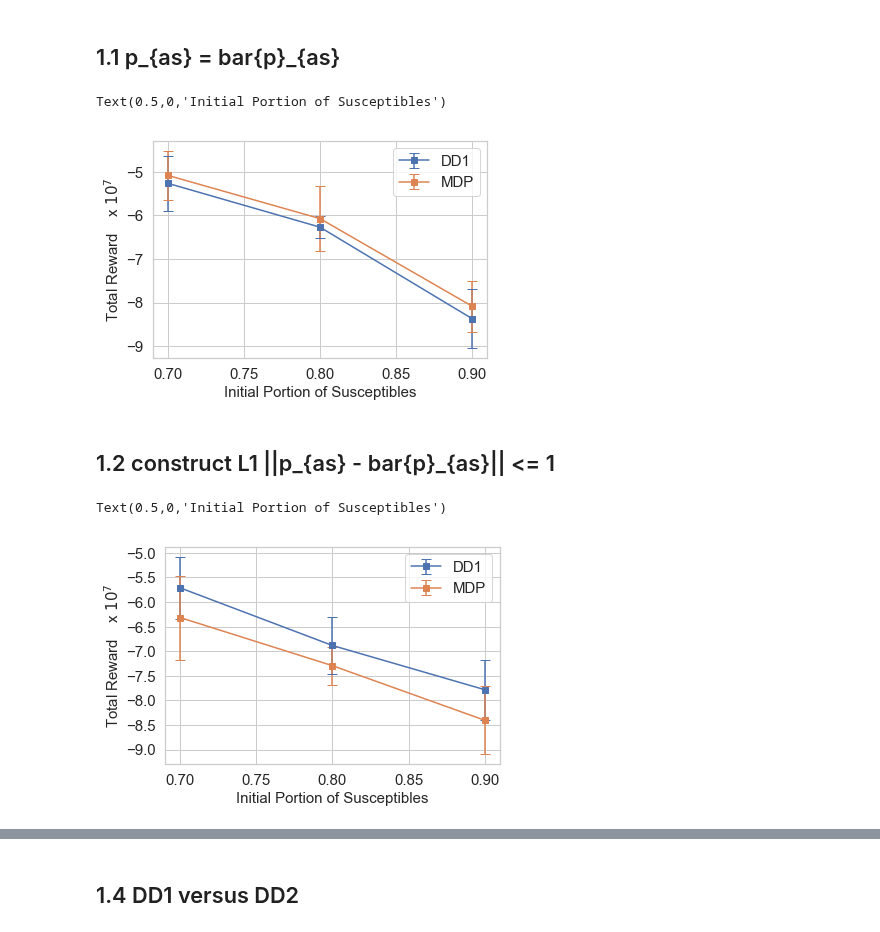
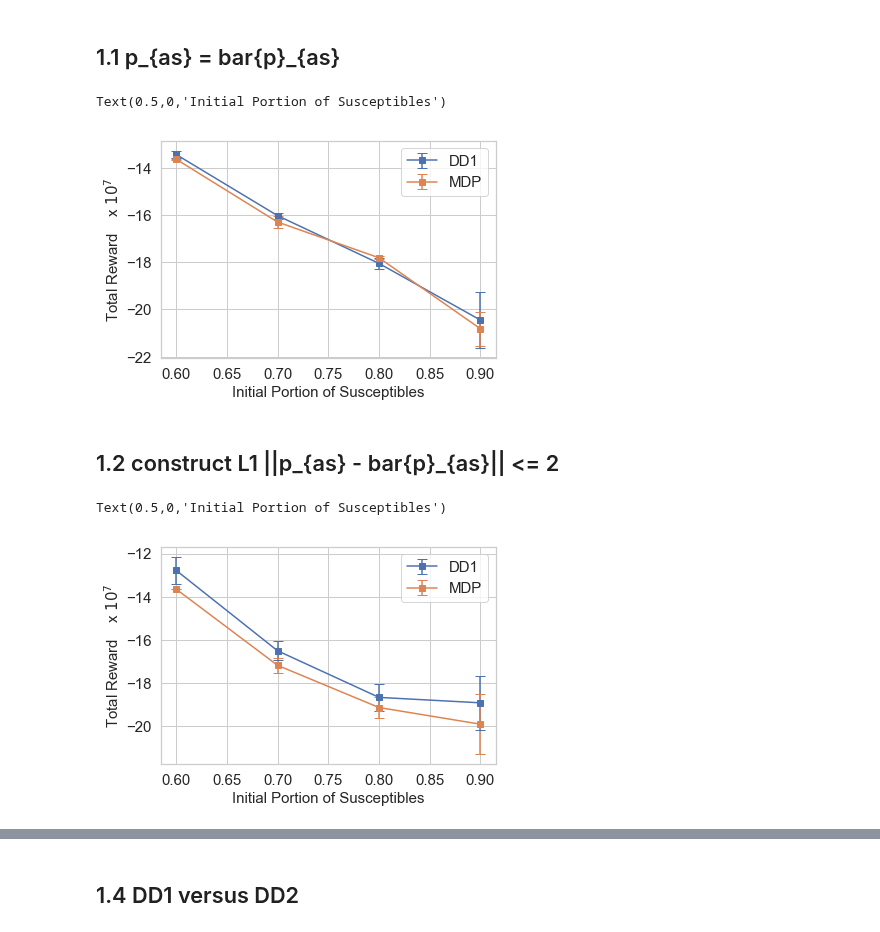
Before and after one commit to kadysongbb/drmdp, a Jupyter notebook: plot.ipynb, the cells around one changed output, grey strips where cells are left out. Drawn from its saved outputs; the diff is of its cells as text; code cells hidden in the pictures.

```diff
--- a/plot.ipynb
+++ b/plot.ipynb
@@ -16,57 +16,57 @@ import seaborn as sns
 sns.set()
 sns.set_style("whitegrid")
 
-drmdpdd1_avg_reward = [-5.2624, -6.2684, -8.3689]
-drmdpdd1_std = [0.6310, 0.2593, 0.6833]
-mdp_avg_reward = [-5.0801, -6.0721, -8.0832]
-mdp_std = [0.5648, 0.7500, 0.5880]
+drmdpdd1_avg_reward = [-13.4394178, -16.0286067, -18.0519856, -20.4489148]
+drmdpdd1_std = [0.1576426, 0.1216428, 0.2184254, 1.1991419]
+mdp_avg_reward = [-13.6385117, -16.2992810, -17.8130261, -20.8187343]
+mdp_std = [0.0237057, 0.2715267, 0.0570200, 0.7282281]
 
-x = [0.7, 0.8, 0.9]
+x = [0.6, 0.7, 0.8, 0.9]
 
 plt.figure()
 plt.errorbar(x, drmdpdd1_avg_reward, drmdpdd1_std, label = 'DD1', marker='s', capsize = 5, color = blue)
 plt.errorbar(x, mdp_avg_reward, mdp_std, label = 'MDP', marker='s', capsize = 5, color = orange)
 
 plt.legend(fontsize = 15)
-plt.xticks([0.7, 0.75, 0.8, 0.85, 0.9])
+plt.xticks([0.6, 0.65, 0.7, 0.75, 0.8, 0.85, 0.9])
 plt.xticks(fontsize= 15)
 plt.yticks(fontsize= 15)
 plt.ylabel('Total Reward    x $10^7$', fontsize = 15)
 plt.xlabel('Initial Portion of Susceptibles', fontsize = 15)
 # %% [output]
 Text(0.5,0,'Initial Portion of Susceptibles')
-[figure, old version]
+[figure, new version]
 # %% [markdown]
-## 1.2 construct L1 ||p_{as} - bar{p}_{as}|| <= 1
+## 1.2 construct L1 ||p_{as} - bar{p}_{as}|| <= 2
 # %%
 from scipy.interpolate import interp1d
 import numpy as np
 import matplotlib.pyplot as plt
 import seaborn as sns
 
 sns.set()
 sns.set_style("whitegrid")
 
-drmdpdd1_avg_reward = [-5.7115, -6.8827, -7.7807]
-drmdpdd1_std = [0.6334, 0.5825, 0.6120]
-mdp_avg_reward = [-6.3160, -7.2927, -8.4022]
-mdp_std = [0.8524, 0.3857, 0.6953]
+drmdpdd1_avg_reward = [-12.7783664, -16.5023790, -18.6594920, -18.9111193]
+drmdpdd1_std = [0.6295830, 0.4346718, 0.6161894, 1.2401289]
+mdp_avg_reward = [-13.6463480, -17.1767965, -19.1291744, -19.9009638]
+mdp_std = [0.0185215, 0.3509084, 0.4676064, 1.3985478]
 
-x = [0.7, 0.8, 0.9]
+x = [0.6, 0.7, 0.8, 0.9]
 
 plt.figure()
 plt.errorbar(x, drmdpdd1_avg_reward, drmdpdd1_std, label = 'DD1', marker='s', capsize = 5, color = blue)
 plt.errorbar(x, mdp_avg_reward, mdp_std, label = 'MDP', marker='s', capsize = 5, color = orange)
 
 plt.legend(fontsize = 15)
-plt.xticks([0.7, 0.75, 0.8, 0.85, 0.9])
+plt.xticks([0.6, 0.65, 0.7, 0.75, 0.8, 0.85, 0.9])
 plt.xticks(fontsize= 15)
 plt.yticks(fontsize= 15)
 plt.ylabel('Total Reward    x $10^7$', fontsize = 15)
 plt.xlabel('Initial Portion of Susceptibles', fontsize = 15)
 # %% [output]
 Text(0.5,0,'Initial Portion of Susceptibles')
-[figure, old version]
+[figure, new version]
 # %%
 from scipy.interpolate import interp1d
 import numpy as np
```
Also changed, not shown: parts of 1 cell of this notebook, 5 other files.
